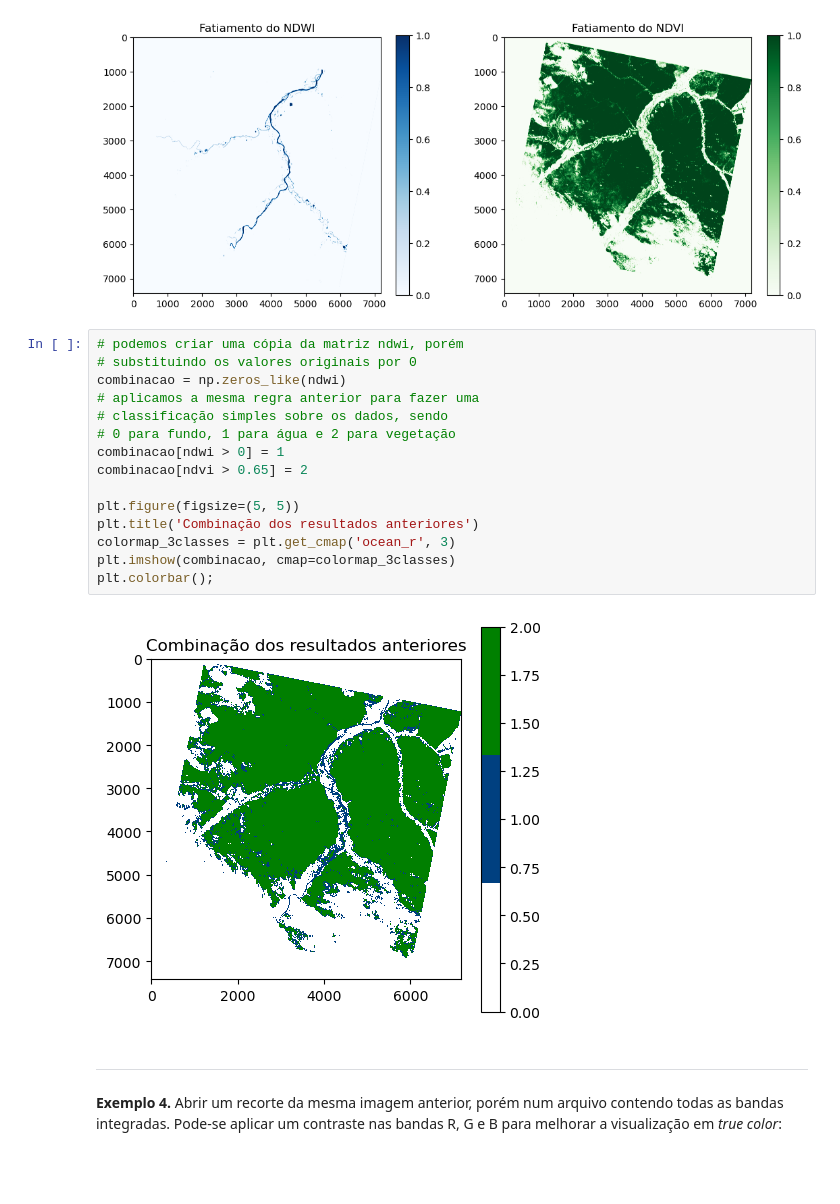
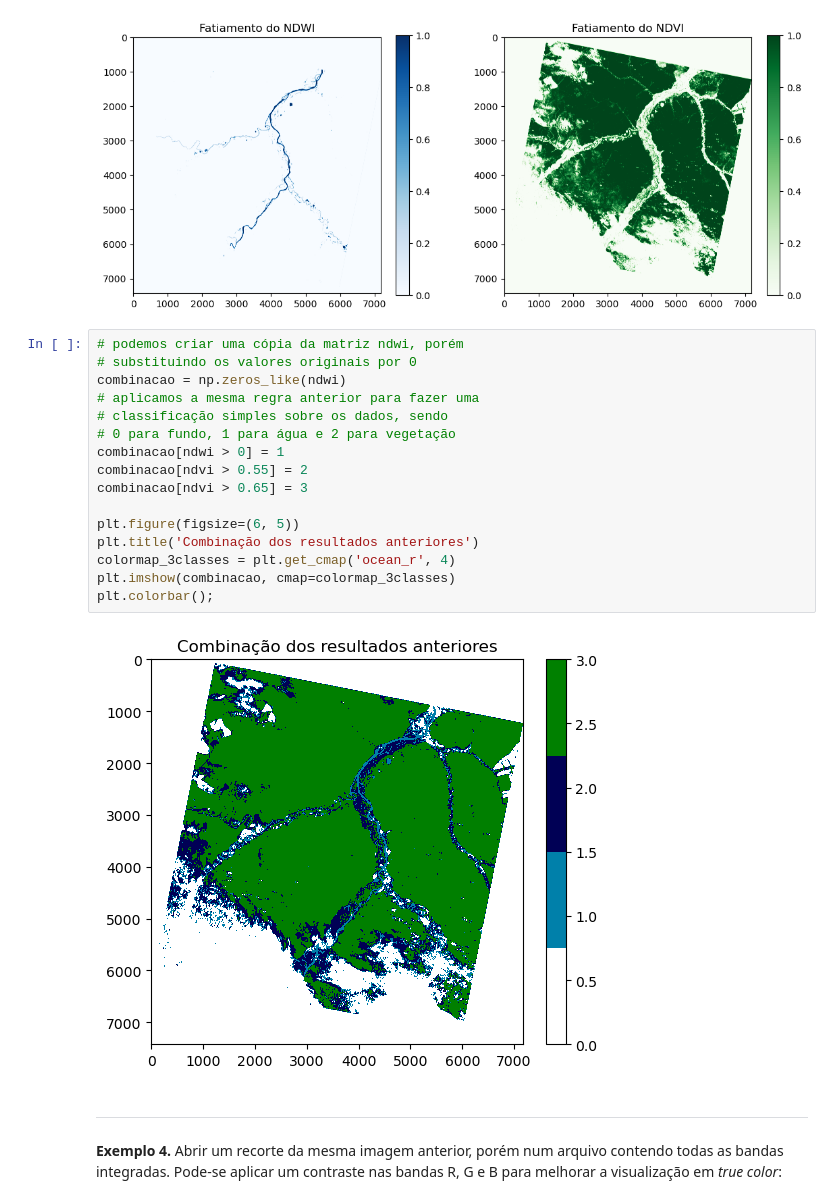
Before and after one commit to GSansigolo/geotec, a Jupyter notebook: prog-geo/aula-03/dados-matriciais-numpy-matplotlib.ipynb, the cells around one changed output. Drawn from its saved outputs; the diff is of its cells as text; blank space fills up the shorter version.

```diff
--- a/prog-geo/aula-03/dados-matriciais-numpy-matplotlib.ipynb
+++ b/prog-geo/aula-03/dados-matriciais-numpy-matplotlib.ipynb
@@ -150,20 +151,21 @@ plt.imshow(ndvi > 0.65, cmap='Greens'), plt.title('Fatiamento do NDVI'), plt.col
 # %%
 # podemos criar uma cópia da matriz ndwi, porém
 # substituindo os valores originais por 0
 combinacao = np.zeros_like(ndwi)
 # aplicamos a mesma regra anterior para fazer uma
 # classificação simples sobre os dados, sendo
 # 0 para fundo, 1 para água e 2 para vegetação
 combinacao[ndwi > 0] = 1
-combinacao[ndvi > 0.65] = 2
+combinacao[ndvi > 0.55] = 2
+combinacao[ndvi > 0.65] = 3
 
-plt.figure(figsize=(5, 5))
+plt.figure(figsize=(6, 5))
 plt.title('Combinação dos resultados anteriores')
-colormap_3classes = plt.get_cmap('ocean_r', 3)
+colormap_3classes = plt.get_cmap('ocean_r', 4)
 plt.imshow(combinacao, cmap=colormap_3classes)
 plt.colorbar();
 # %% [output]
-[figure, old version]
+[figure, new version]
 # %% [markdown]
 ----
 
```
Also changed, not shown: parts of 9 cells of this notebook.
